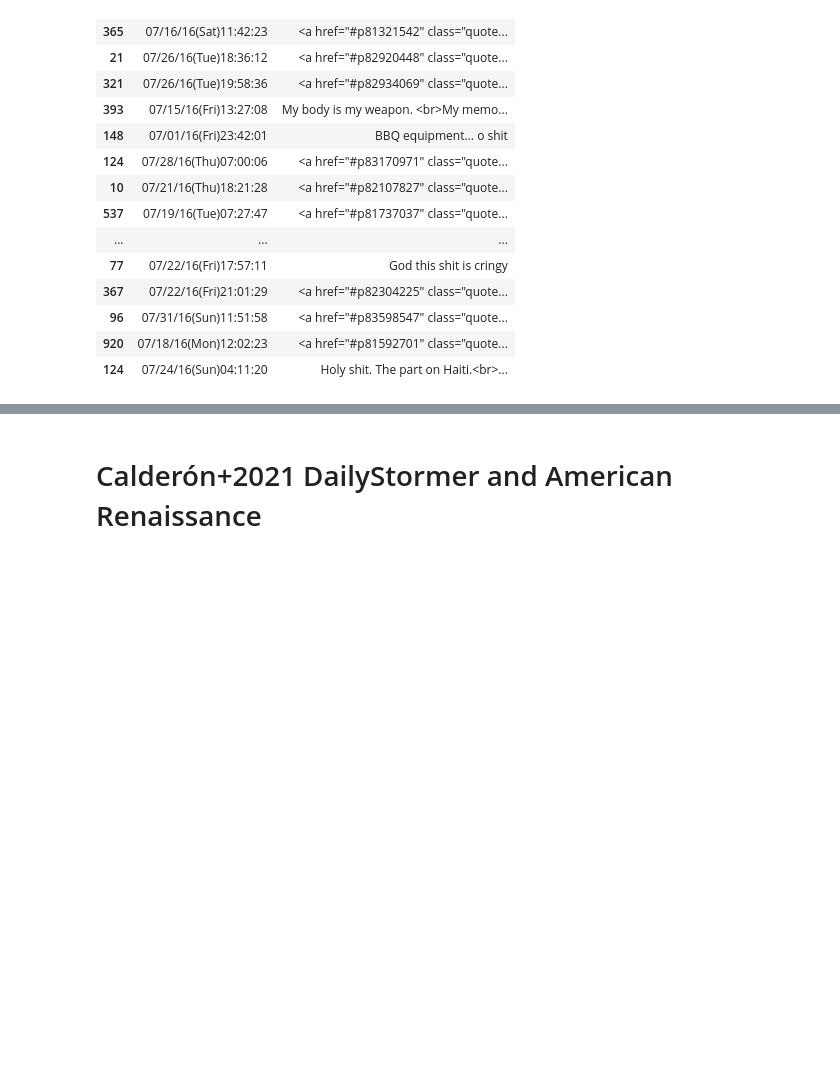
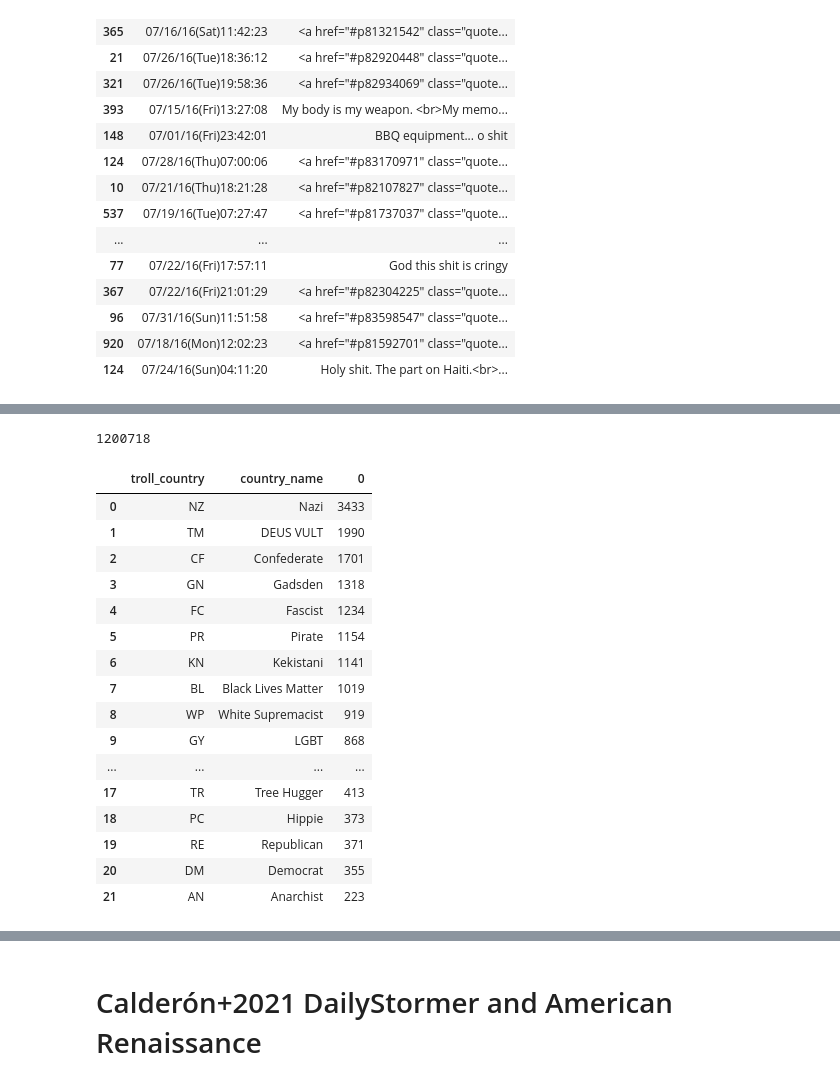
Before and after one commit to michaelmilleryoder/white_supremacist_lang, a Jupyter notebook: jupyter/ws_data_datasets.ipynb, the cells around one changed output, grey strips where cells are left out. Cells and saved outputs as stored; diff of their text form; code cells hidden in the pictures; blank space fills up the shorter version.

```diff
--- a/jupyter/ws_data_datasets.ipynb
+++ b/jupyter/ws_data_datasets.ipynb
@@ -1991,0 +2053,6 @@ posts[['now', 'com']].sample(30)
+# %%
+posts = [post for line in tqdm(lines) for post in line['posts']]
+print(len(posts))
+
+data = pd.json_normalize(posts)
+data.info()
@@ -1991,0 +2086,39 @@ posts[['now', 'com']].sample(30)
+# %%
+# Get mapping of country codes and country names (troll or not)
+
+import pandas as pd
+
+fpath = '/storage2/mamille3/data/4chan/papasavva2020/pol_062016-112019_labeled.ndjson'
+head = []
+with open(fpath) as f:
+    for line in tqdm(f):
+        if 'troll_country' in line: # probably doesn't occur in 2016
+            head.append(line)
+            break
+        else:
+            head.append(line)
+    # head = [next(f) for x in range(100000)]
+len(head)
+# %% [output]
+1200718
+# %%
+country_vc = data[['troll_country', 'country_name']].value_counts().reset_index()
+country_vc.head(50)
+# %% [output]
+|  | troll_country | country_name | 0 |
+| 0 | NZ | Nazi | 3433 |
+| 1 | TM | DEUS VULT | 1990 |
+| 2 | CF | Confederate | 1701 |
+| 3 | GN | Gadsden | 1318 |
+| 4 | FC | Fascist | 1234 |
+| 5 | PR | Pirate | 1154 |
+| 6 | KN | Kekistani | 1141 |
+| 7 | BL | Black Lives Matter | 1019 |
+| 8 | WP | White Supremacist | 919 |
+| 9 | GY | LGBT | 868 |
+| ... | ... | ... | ... |
+| 17 | TR | Tree Hugger | 413 |
+| 18 | PC | Hippie | 373 |
+| 19 | RE | Republican | 371 |
+| 20 | DM | Democrat | 355 |
+| 21 | AN | Anarchist | 223 |
```
Also changed, not shown: parts of 15 cells of this notebook, 1 other file.
